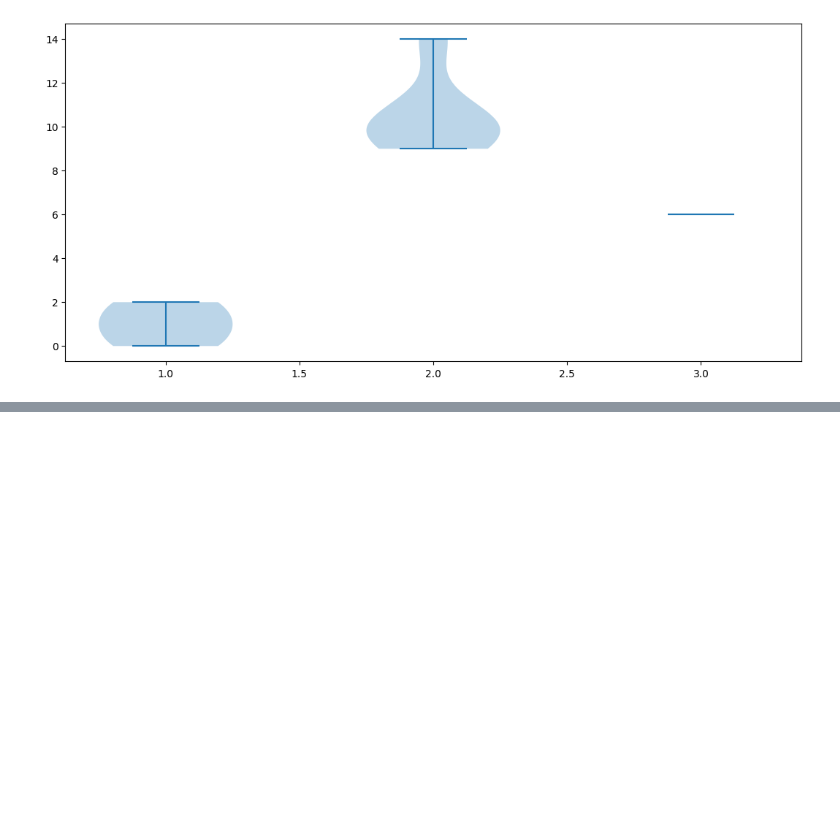
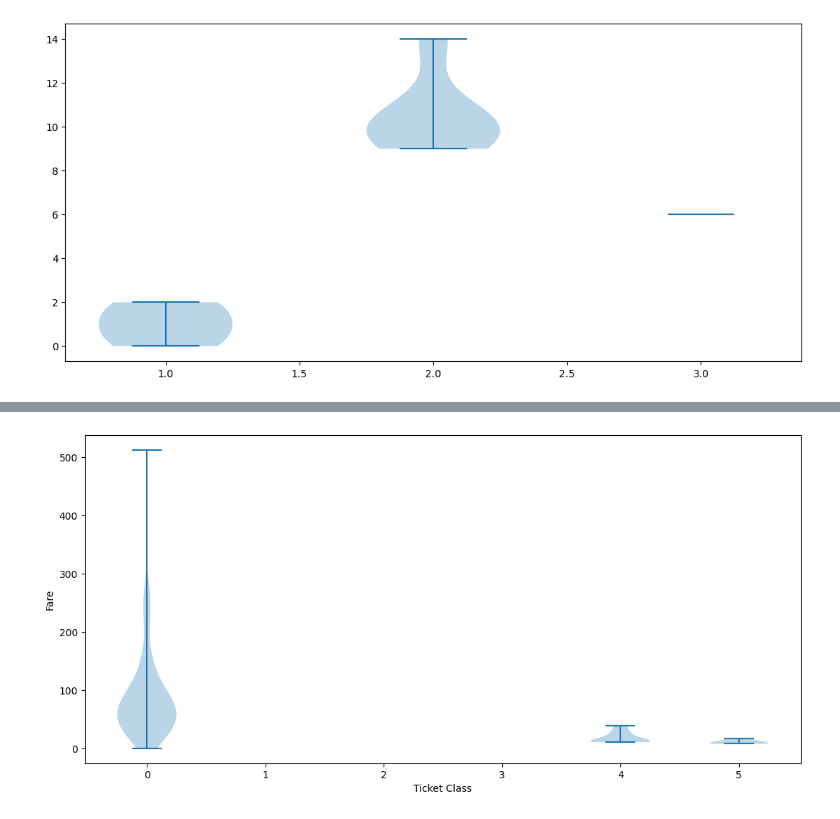
Before and after one commit to crdcamp/lin-reg-application, a Jupyter notebook: references/3_lin_reg_conf_intervals_se.ipynb, the cells around one changed output, grey strips where cells are left out. Cells and saved outputs as stored; diff of their text form; code cells hidden in the pictures; blank space fills up the shorter version.

```diff
--- a/references/3_lin_reg_conf_intervals_se.ipynb
+++ b/references/3_lin_reg_conf_intervals_se.ipynb
@@ -214,0 +228,13 @@ plt.violinplot([
+# %%
+# It gets a little more tricky when we want to plot the two sexes side-by-side.
+# Fortunately we can tell violinplot to place the violins at different positions.
+position_array = [0, 4, 5] # just to show the effect of the position array.
+plt.violinplot([
+    titanic['fare'][titanic['class'] == cls].values
+    for cls in classes
+], positions=position_array)
+#plt.xticks(position_array, classes)
+plt.xlabel("Ticket Class")
+plt.ylabel("Fare");
+# %% [output]
+[figure, added]
```
Also changed, not shown: parts of 5 cells of this notebook.
